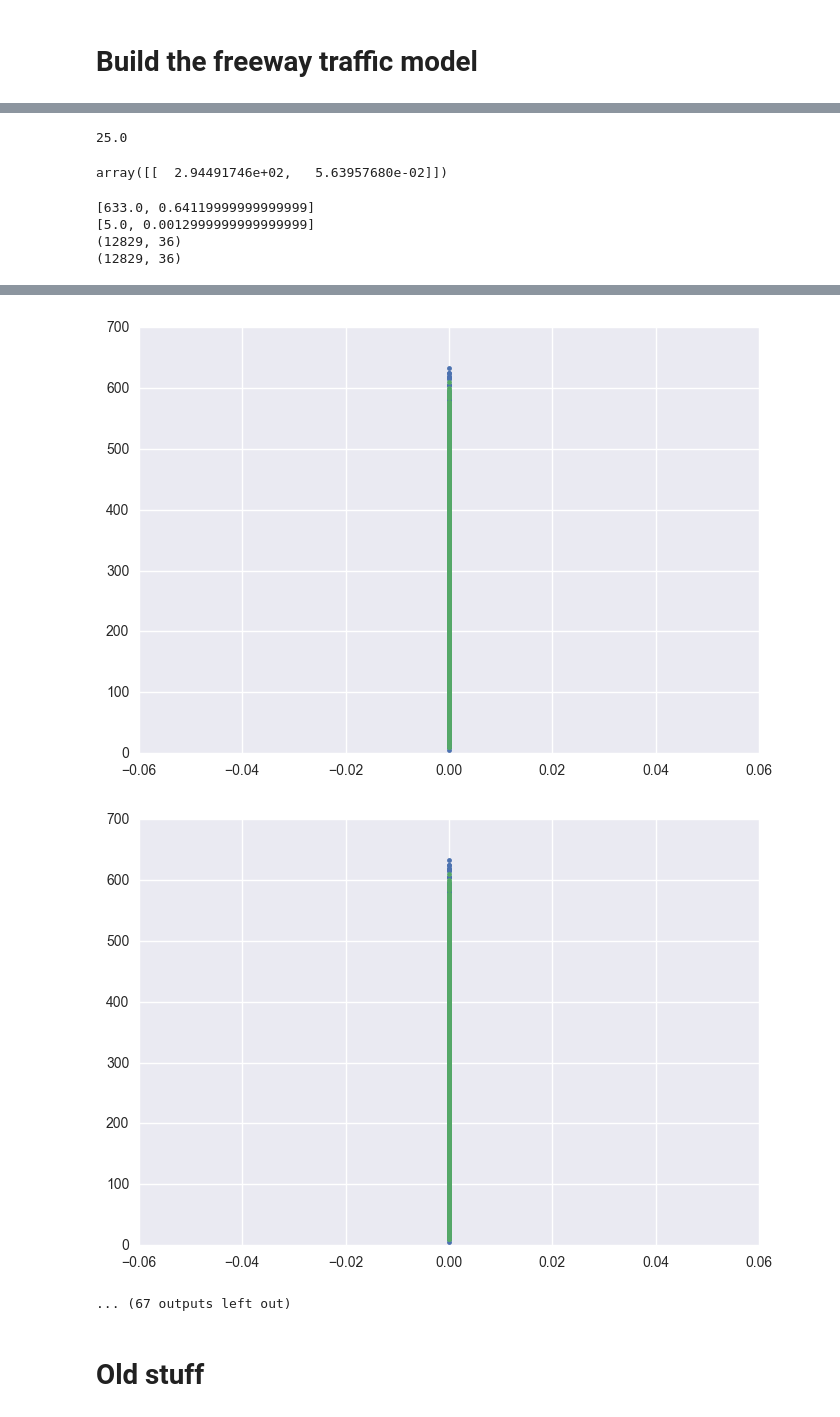
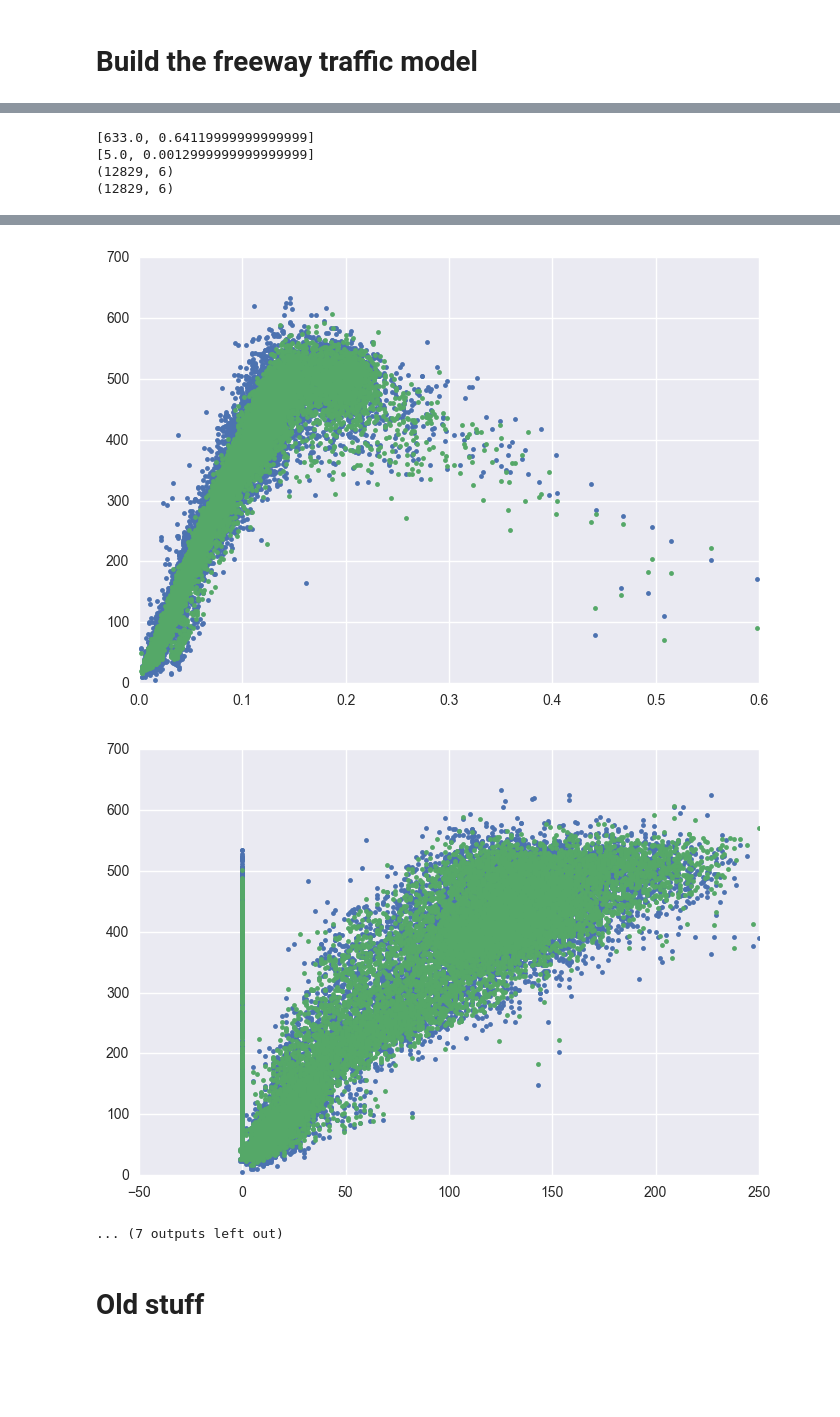
Before and after one commit to abrespect/DSE_Cohort2_Traffic_Capstone, a Jupyter notebook: cohort2/exploration/traffic_prediction_model.ipynb, the cells around one changed output, grey strips where cells are left out. Drawn from its saved outputs; the diff is of its cells as text; code cells hidden in the pictures; blank space fills up the shorter version.

```diff
--- a/cohort2/exploration/traffic_prediction_model.ipynb
+++ b/cohort2/exploration/traffic_prediction_model.ipynb
@@ -196,7 +196,7 @@ struct_list = [
 schema_struct = StructType(struct_list)
 # %%
 #node this is only the first 5 days of files for now
-files = [data_5min_path + filename for filename in onlyfiles][:2]
+files = [data_5min_path + filename for filename in onlyfiles][:90]
 
 rdd = spark.read.csv(
     files,
@@ -406,7 +426,8 @@ for idx,(p,s,a) in enumerate([segments[i:i + 3] for i in range(0, len(segments)-
     union_rdd_list.append(sc_psa)
 
 
-union_rdd = reduce(lambda x,y:x.union(y),union_rdd_list[11:14])
+union_rdd = reduce(lambda x,y:x.union(y),union_rdd_list[0:14])
+#union_rdd = reduce(lambda x,y:x.union(y),union_rdd_list[0:4])
 union_rdd = union_rdd.join(fwy_rdd, 'station').withColumn("dtime", delta_time('delta','tdelta','IML'))
 # %%
 df = union_rdd.toPandas()
@@ -493,0 +438,2 @@ station_lookup
+# %%
+df['delta_flow'] = df.apply(lambda x: x.flow_mod*x.totalflow,axis =1)
@@ -698,52 +629,44 @@ x_test_df.loc[['avgoccupancy'][0]][0][0][0][2]
-# %%
-x_test_df.loc[['totalflow'][0]][0][0][0][2]
-# %% [output]
-25.0
-# %%
-y_pred
-# %% [output]
-array([[  2.94491746e+02,   5.63957680e-02]])
 # %%
 def plotall():
     print list(np.max(Y_test,axis=0))
     print list(np.min(Y_test,axis=0))
 
     plt.figure()
-    plt.plot(Y_pred[:,0])
-    plt.plot(Y_test[:,0])
+    plt.plot(Y_pred.values[:,0])
+    plt.plot(Y_test.values[:,0])
     plt.plot()
 
     plt.figure()
-    plt.plot(Y_pred[:,1])
-    plt.plot(Y_test[:,1])
+    plt.plot(Y_pred.values[:,1])
+    plt.plot(Y_test.values[:,1])
     plt.plot()
 
     plt.figure()
-    plt.plot(Y_test[:,0],Y_test[:,0],'o')
-    plt.plot(Y_test[:,0],Y_pred[:,0],'.')
+    plt.plot(Y_test.values[:,0],Y_test.values[:,0],'o')
+    plt.plot(Y_test.values[:,0],Y_pred.values[:,0],'.')
     plt.plot()
 
     plt.figure()
-    sns.kdeplot(Y_test[:,0],Y_test[:,0])
+    sns.kdeplot(Y_test.values[:,0],Y_test.values[:,0])
     plt.plot()
 
     plt.figure()
-    sns.kdeplot(Y_test[:,0],Y_pred[:,0])
+    sns.kdeplot(Y_test.values[:,0],Y_pred.values[:,0])
     plt.plot()
 
     print X_test.shape
 
     plt.figure()
-    plt.plot(X_test[:,5],Y_test[:,0],'.')
-    plt.plot(X_test[:,5],Y_pred[:,0],'.')
+    plt.plot(X_test.values[:,0],Y_test.values[:,0],'.')
+    plt.plot(X_test.values[:,0],Y_pred.values[:,0],'.')
 
     print X_test.shape
 
     #for flow
     for i in range(0, X_test.shape[1], 1):
         plt.figure()
-        plt.plot(X_test[:,i],Y_test[:,0],'.')
-        plt.plot(X_test[:,i],Y_pred[:,0],'.')
+        plt.plot(X_test.values[:,i],Y_test.values[:,0],'.')
+        plt.plot(X_test.values[:,i],Y_pred.values[:,0],'.')
         plt.plot()
 
         #plt.figure()
@@ -756,8 +679,8 @@ def plotall():
     #for occupancy
     for i in range(0, X_test.shape[1], 1):
         plt.figure()
-        plt.plot(X_test[:,i],Y_test[:,1],'.')
-        plt.plot(X_test[:,i],Y_pred[:,1],'.')
+        plt.plot(X_test.values[:,i],Y_test.values[:,1],'.')
+        plt.plot(X_test.values[:,i],Y_pred.values[:,1],'.')
         plt.plot()
 
         #plt.figure()
@@ -771,5 +694,5 @@ plotall()
 # %% [output]
 [633.0, 0.64119999999999999]
 [5.0, 0.0012999999999999999]
-(12829, 36)
-(12829, 36)
+(12829, 6)
+(12829, 6)
@@ -785,6 +708,6 @@ plotall()
-[figure, old version]
+[figure, new version]
-[figure, old version]
+[figure, new version]
-... (67 outputs left out)
+... (7 outputs left out)
 # %% [markdown]
 # Old stuff
 # %%
```
Also changed, not shown: parts of 21 cells of this notebook.
